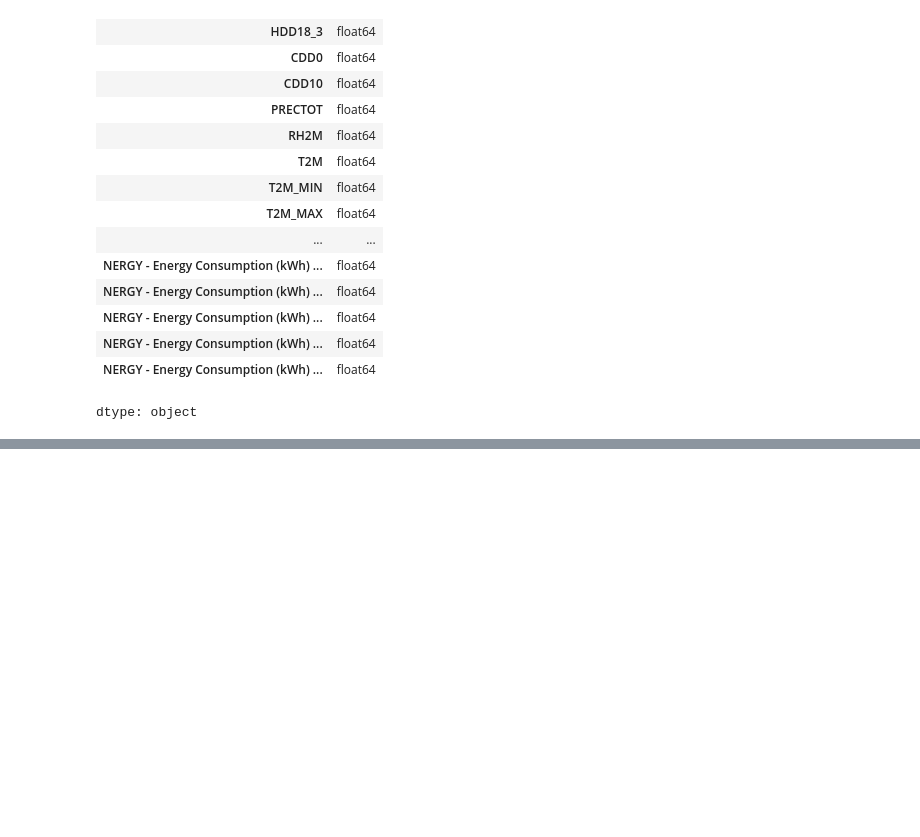
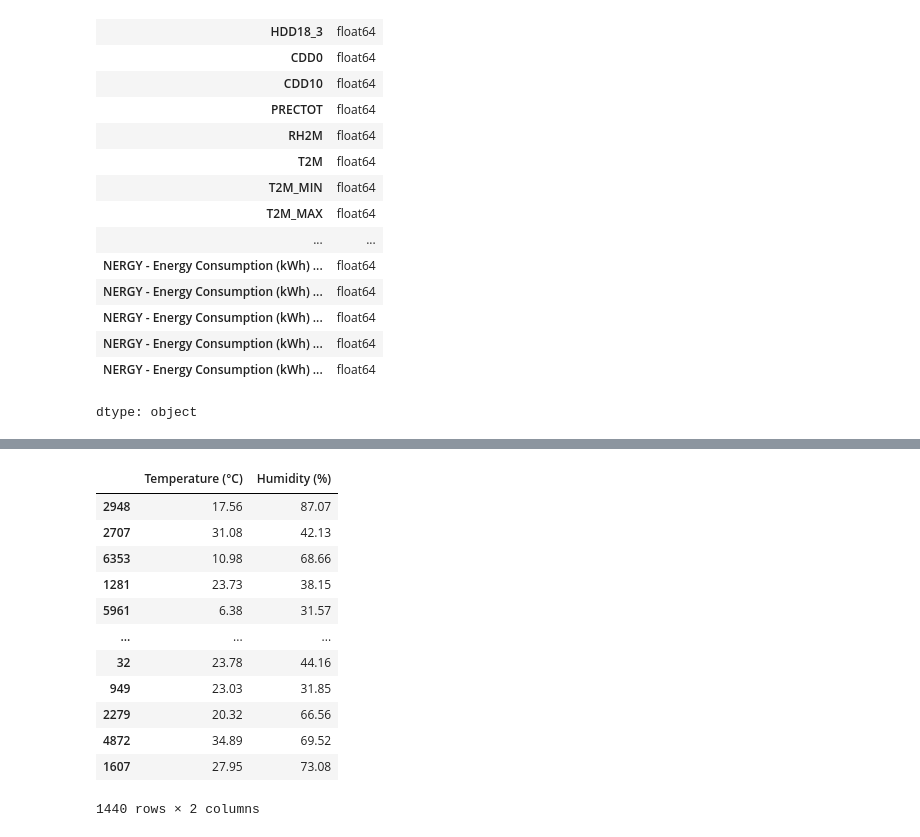
Before and after one commit to thakurakanksha288/learning_ml, a Jupyter notebook: data_cleaning.ipynb, the cells around one changed output, grey strips where cells are left out. Cells and saved outputs as stored; diff of their text form; code cells hidden in the pictures; blank space fills up the shorter version.

```diff
--- a/data_cleaning.ipynb
+++ b/data_cleaning.ipynb
@@ -225,0 +316,25 @@ dtype: object
+# %%
+#basically now dividing data into simple spaces and then using it to make predictiin
+X=df.iloc[:,3:5]
+#made features
+y=df.iloc[:,2]
+#predicted values
+
+from sklearn.model_selection import train_test_split
+X_train,X_test,y_train,y_test=train_test_split(X,y,test_size=0.2,random_state=56)
+# %%
+X_test
+# %% [output]
+|  | Temperature (°C) | Humidity (%) |
+| 2948 | 17.56 | 87.07 |
+| 2707 | 31.08 | 42.13 |
+| 6353 | 10.98 | 68.66 |
+| 1281 | 23.73 | 38.15 |
+| 5961 | 6.38 | 31.57 |
+| ... | ... | ... |
+| 32 | 23.78 | 44.16 |
+| 949 | 23.03 | 31.85 |
+| 2279 | 20.32 | 66.56 |
+| 4872 | 34.89 | 69.52 |
+| 1607 | 27.95 | 73.08 |
+1440 rows × 2 columns
```
Also changed, not shown: parts of 15 cells of this notebook.
